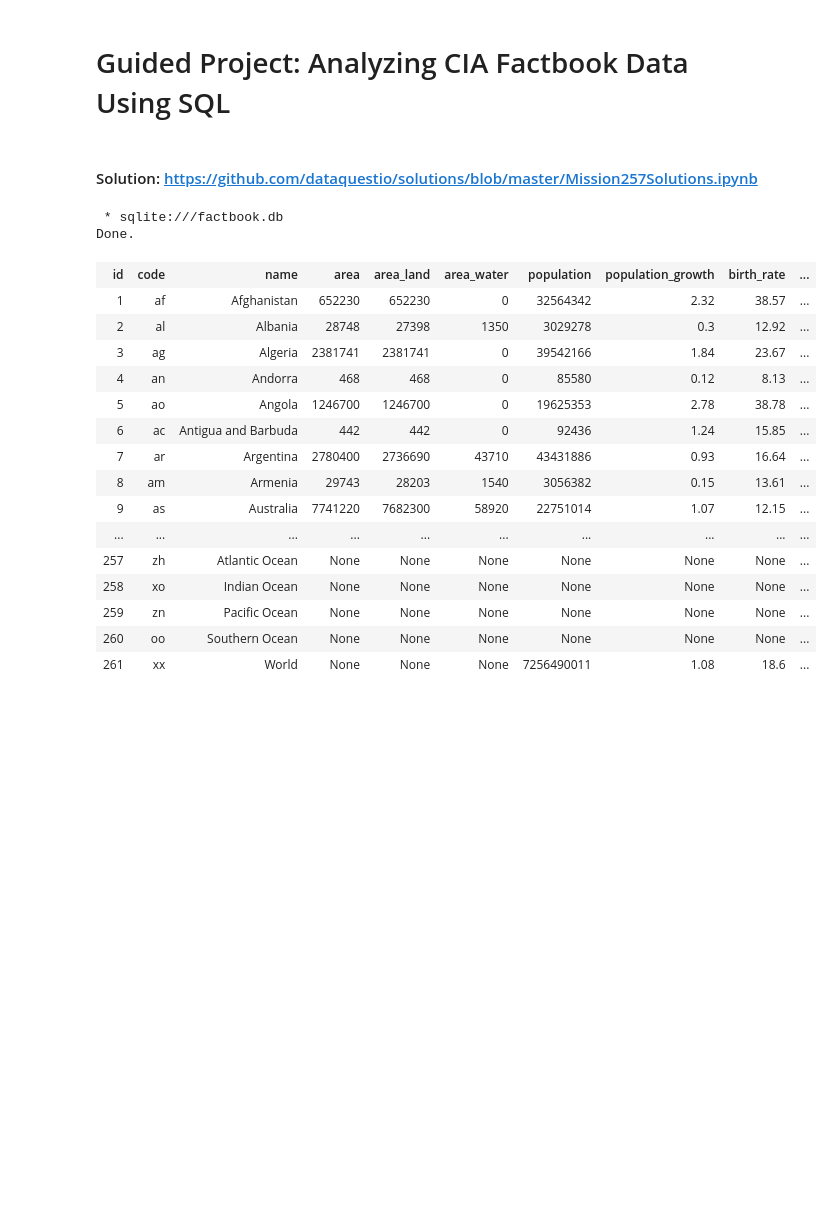
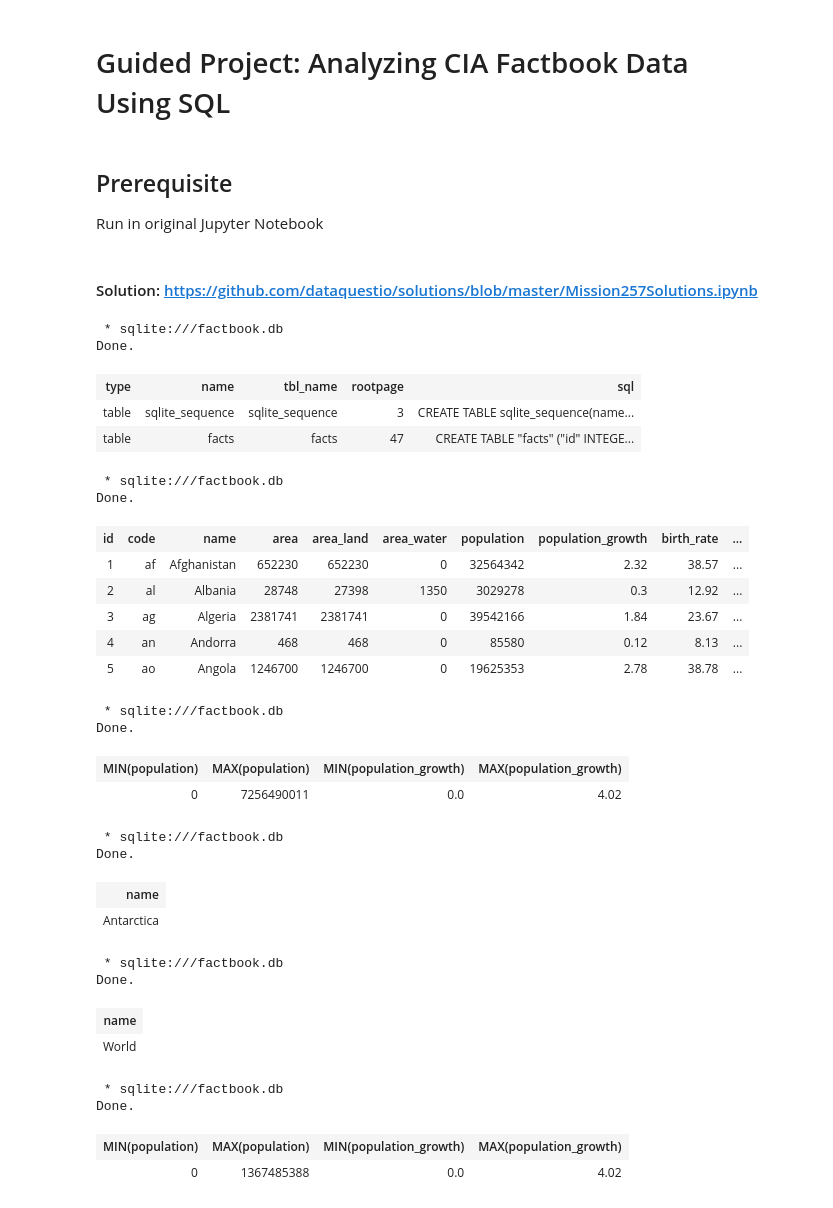
Before and after one commit to DucTrung1802/Data-Science, a Jupyter notebook: cia_factbook/cia_factbook.ipynb, the cells around one changed output. Saved outputs shown, nothing was run; the diff lists cells and outputs as text; code cells hidden in the pictures; blank space fills up the shorter version.

Commit message:
done basic queries

```diff
--- a/cia_factbook/cia_factbook.ipynb
+++ b/cia_factbook/cia_factbook.ipynb
@@ -1,5 +1,8 @@
 # %% [markdown]
 # Guided Project: Analyzing CIA Factbook Data Using SQL
+# %% [markdown]
+## Prerequisite
+Run in original Jupyter Notebook
 # %% [markdown]
 #### Solution: https://github.com/dataquestio/solutions/blob/master/Mission257Solutions.ipynb
 # %%
@@ -9,26 +12,71 @@ import pandas as pd
 %%capture
 %load_ext sql
 %sql sqlite:///factbook.db
+# %%
+%%sql
+SELECT *
+  FROM sqlite_master
+ WHERE type='table';
+# %% [output]
+ * sqlite:///factbook.db
+Done.
+| type | name | tbl_name | rootpage | sql |
+| table | sqlite_sequence | sqlite_sequence | 3 | CREATE TABLE sqlite_sequence(name... |
+| table | facts | facts | 47 | CREATE TABLE "facts" ("id" INTEGE... |
 # %%
 %%sql
 SELECT *
 FROM facts
+LIMIT 5
 # %% [output]
  * sqlite:///factbook.db
 Done.
 | id | code | name | area | area_land | area_water | population | population_growth | birth_rate | ... |
 | 1 | af | Afghanistan | 652230 | 652230 | 0 | 32564342 | 2.32 | 38.57 | ... |
 | 2 | al | Albania | 28748 | 27398 | 1350 | 3029278 | 0.3 | 12.92 | ... |
 | 3 | ag | Algeria | 2381741 | 2381741 | 0 | 39542166 | 1.84 | 23.67 | ... |
 | 4 | an | Andorra | 468 | 468 | 0 | 85580 | 0.12 | 8.13 | ... |
 | 5 | ao | Angola | 1246700 | 1246700 | 0 | 19625353 | 2.78 | 38.78 | ... |
-| 6 | ac | Antigua and Barbuda | 442 | 442 | 0 | 92436 | 1.24 | 15.85 | ... |
-| 7 | ar | Argentina | 2780400 | 2736690 | 43710 | 43431886 | 0.93 | 16.64 | ... |
-| 8 | am | Armenia | 29743 | 28203 | 1540 | 3056382 | 0.15 | 13.61 | ... |
-| 9 | as | Australia | 7741220 | 7682300 | 58920 | 22751014 | 1.07 | 12.15 | ... |
-| ... | ... | ... | ... | ... | ... | ... | ... | ... | ... |
-| 257 | zh | Atlantic Ocean | None | None | None | None | None | None | ... |
-| 258 | xo | Indian Ocean | None | None | None | None | None | None | ... |
-| 259 | zn | Pacific Ocean | None | None | None | None | None | None | ... |
-| 260 | oo | Southern Ocean | None | None | None | None | None | None | ... |
-| 261 | xx | World | None | None | None | 7256490011 | 1.08 | 18.6 | ... |
+# %%
+%%sql
+SELECT MIN(population), MAX(population), MIN(population_growth), MAX(population_growth)
+FROM facts
+# %% [output]
+ * sqlite:///factbook.db
+Done.
+| MIN(population) | MAX(population) | MIN(population_growth) | MAX(population_growth) |
+| 0 | 7256490011 | 0.0 | 4.02 |
+# %%
+%%sql
+SELECT name
+FROM facts
+WHERE population = (
+SELECT MIN(population)
+FROM facts)
+# %% [output]
+ * sqlite:///factbook.db
+Done.
+| name |
+| Antarctica |
+# %%
+%%sql
+SELECT name
+FROM facts
+WHERE population = (
+SELECT MAX(population)
+FROM facts)
+# %% [output]
+ * sqlite:///factbook.db
+Done.
+| name |
+| World |
+# %%
+%%sql
+SELECT MIN(population), MAX(population), MIN(population_growth), MAX(population_growth)
+FROM facts
+WHERE name != "World"
+# %% [output]
+ * sqlite:///factbook.db
+Done.
+| MIN(population) | MAX(population) | MIN(population_growth) | MAX(population_growth) |
+| 0 | 1367485388 | 0.0 | 4.02 |
```
Also changed, not shown: parts of 3 cells of this notebook.
